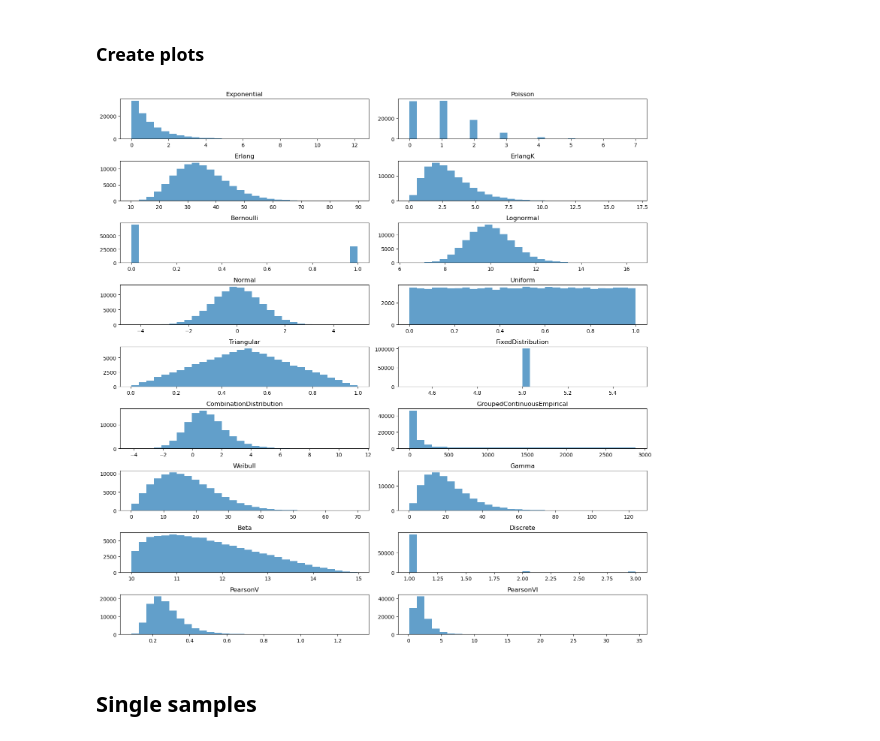
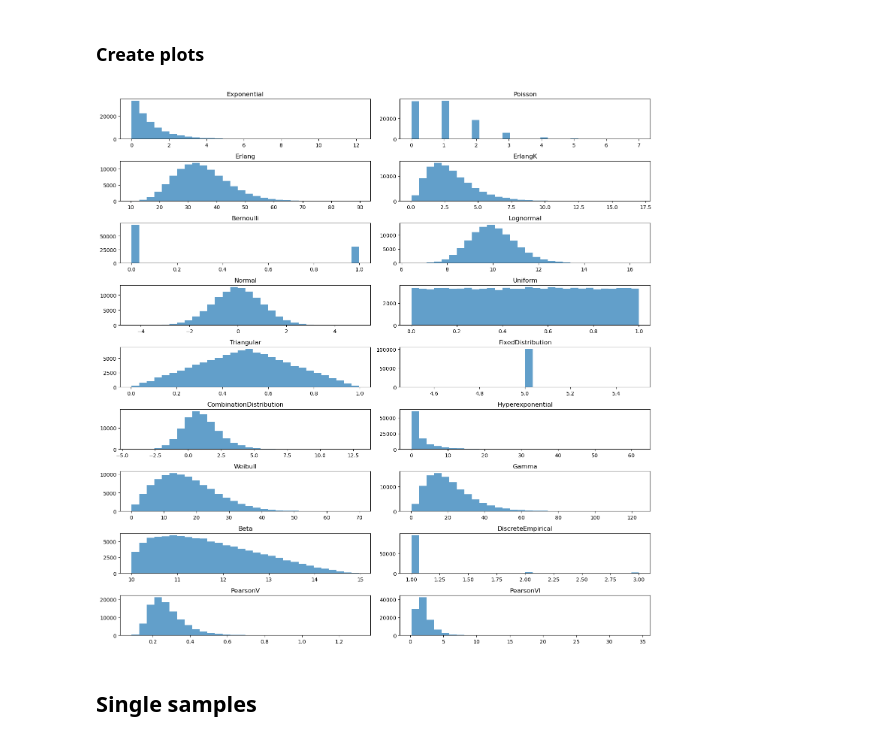
Before and after one commit to Bergam0t/sim-tools, a Jupyter notebook: docs/01_sampling/01_distributions_examples.ipynb, the cells around one changed output. Cells and saved outputs as stored; diff of their text form; code cells hidden in the pictures.

```diff
--- a/docs/01_sampling/01_distributions_examples.ipynb
+++ b/docs/01_sampling/01_distributions_examples.ipynb
@@ -279,40 +283,36 @@ distributions = [
     Erlang(mean=32.0, stdev=9.26, location=2.83, random_seed=42),
     ErlangK(k=3, theta=1.0, location=0.0, random_seed=42),
     Bernoulli(p=0.3, random_seed=42),
     Lognormal(mean=10, stdev=1, random_seed=42),
     Normal(mean=0, sigma=1, minimum=None, random_seed=42),
     Uniform(low=0, high=1, random_seed=42),
     Triangular(low=0, mode=0.5, high=1, random_seed=42),
     FixedDistribution(value=5),
     CombinationDistribution(Exponential(mean=1.0), Normal(mean=0, sigma=1)),
-    GroupedContinuousEmpirical(
-        lower_bounds = [0, 5, 10, 15, 30, 45, 60, 120, 180, 240, 480],
-        upper_bounds = [5, 10, 15, 30, 45, 60, 120, 180, 240, 480, 2880],
-        freq = [34, 4, 8, 13, 15, 13, 19, 13, 9,  12, 73],
-        random_seed=42),
+    Hyperexponential([0.5, 0.5], [1.0, 0.2], random_seed=42),
     Weibull(alpha = 1.93, beta = 19.15, random_seed=42),
     Gamma(alpha = 2.84, beta = 7.42, location=0.0, random_seed=42),
     Beta(alpha1 = 1.32, alpha2 = 2.56, lower_bound=10.0, upper_bound=15.0,
          random_seed=42),
-    Discrete(values=[1, 2, 3], freq=[95, 3, 2], random_seed=42),
+    DiscreteEmpirical(values=[1, 2, 3], freq=[95, 3, 2], random_seed=42),
     PearsonV(alpha=10.0, beta=2.5, random_seed=42),
     PearsonVI(alpha1=10.0, alpha2=5.0, beta=0.85, random_seed=42)
 
 ]
 
 fig, axs = plt.subplots(len(distributions) // 2, 2, figsize=(15, 15))
 
 for i, distribution in enumerate(distributions):
     row = i // 2
     col = i % 2
     samples = distribution.sample(size=100_000)
     axs[row, col].hist(samples, bins=30, alpha=0.7)
     axs[row, col].set_title(distribution.__class__.__name__)
 
 fig.tight_layout()
 plt.show()
 # %% [output]
-[figure, old version]
+[figure, new version]
 # %% [markdown]
 ## Single samples
 # %%
```
Also changed, not shown: parts of 7 cells of this notebook.
